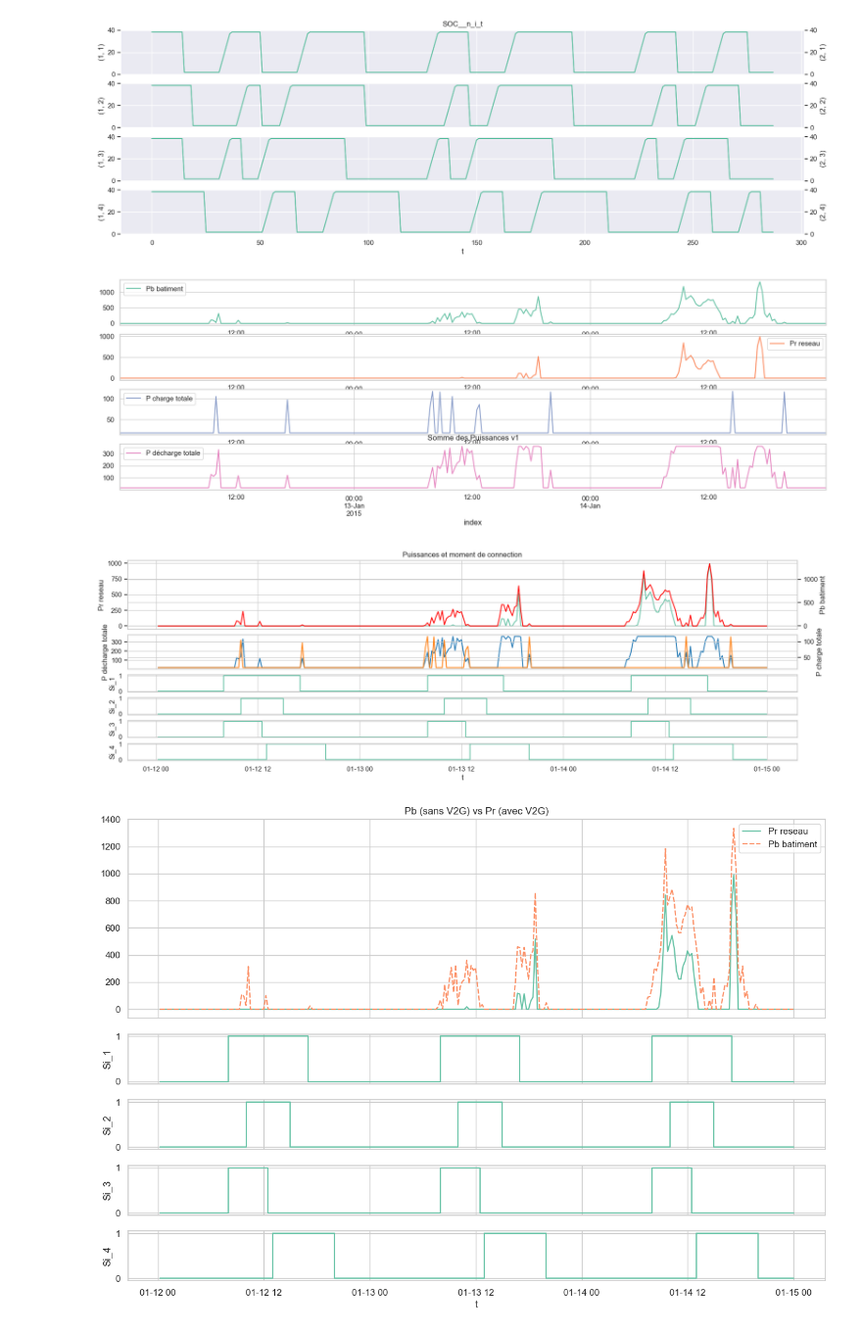
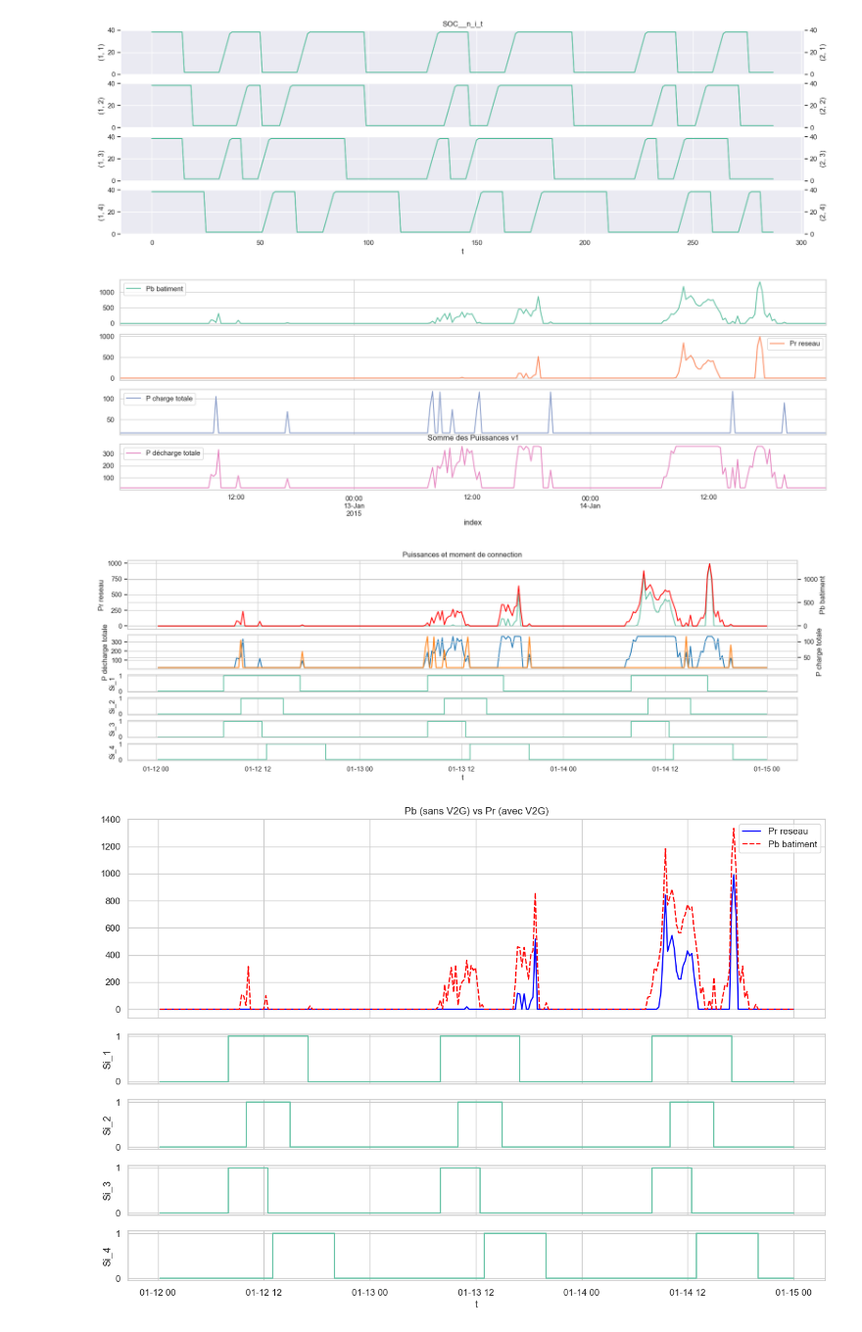
Before and after one commit to cimadure/ene8230, a Jupyter notebook: project.ipynb, the cells around one changed output. Shown at 98% size. Drawn from its saved outputs; the diff is of its cells as text; code cells hidden in the pictures.

```diff
--- a/project.ipynb
+++ b/project.ipynb
@@ -225,22 +226,37 @@ Set problem parameters
 #more: https://ibmdecisionoptimization.github.io/docplex-doc/mp/docplex.mp.solution.html#docplex.mp.solution.SolveSolution
 mdl = model.ModelShaving('V2B', params=params)
 mdl.problem_variables()
-mdl.problem_constraints()
-
+mdl.problem_constraints() # Contraintes de base sut SOC, Pch, Pdis, delta selon n,i,t
 mdl.cout_energie = mdl.problem_cout_energie()
 mdl.cout_puissance = mdl.problem_cout_puissance()
 mdl.cout_infrastructure = mdl.problem_cout_infrastructure()
-
 f_objective = mdl.cout_energie+mdl.cout_puissance+mdl.cout_infrastructure
 mdl.minimize(f_objective)
-
+# TODO: mettre les problem_cout_... en vecteurs/retirer la dernière somme pour avoir min et max
 mdl.add_kpi(mdl.min(mdl.cout_energie), "min Cout Energie ($)")
-#mdl.add_kpi(mdl.max(mdl.cout_energie), "max Cout Energie ($)")
 mdl.add_kpi(mdl.min(mdl.cout_puissance), "min Cout Puissance ($)")
-#mdl.add_kpi(mdl.max(mdl.cout_puissance), "max Cout Puissance ($)")
 mdl.add_kpi(mdl.min(mdl.cout_infrastructure), "min Cout infrastructure ($)")
 
-#mdl.problem_constraint_unit_commitment()
+mdl.problem_constraint_SOC__n_i_t_arrivee_depart()
+mdl.problem_constraint_uc_connexion_deconnection() # actuellement non utilisé (remplacé par arrivee , depart )
+
+mdl.ctr_Pr__t = mdl.problem_constraint_Pr__t()
+#mdl.problem_constraint_SOC__n_i_t() # Bloque les autres, mais sans delta delta_ch/dis__n_i_t
+mdl.problem_constraint_Pch_total__t()
+mdl.problem_constraint_Pdis_total__t()
+
+mdl.problem_constraint_Pr__n_i_t()
+
+# ceci est nouveau
+mdl.problem_constraint_uc_soc_ramp_up_and_soc_ramp_down() # autre façon pour le SOC mais sans ch & desch
+mdl.problem_constraint_Pch__i_t() # mettre p'tre le maximum et non la sum ?!
+mdl.problem_constraint_Pdis__i_t()
+
+# ceci est implémenté mais bloque
+#mdl.problem_constraint_Pch__n_i_t() # bloque
+#mdl.problem_constraint_Pdis__n_i_t() # bloque
+
+#mdl.problem_constraint_SOC__n_i_t_latch_on() # Le faire pour charge/discharge ?!
 
 print('\n')
 mdl.print_information()
@@ -433,18 +439,18 @@ fig.savefig(filename, format='png', dpi=200, bbox_inches='tight')
 # %%
 title = "Somme des Puissances v1"
 sns.set_style("whitegrid")
-#fig=plt.figure()
 fig, ax = plt.subplots(figsize=figure_size, sharex=True)
-dk.plot(figsize=figure_size,subplots=True, ax=ax)
+fig1 = ax.get_figure()
+dk.plot(figsize=figure_size,subplots=True, ax=ax, sharex=True)
 #for char in invalid:
 #	filename = title.replace(char, '_')+'.png'
 filename = Path(save_dir,title+'.png')
 plt.title(title)
 plt.show()
-fig = ax.get_figure()
-fig.savefig(filename, format='png', dpi=200, bbox_inches='tight')
+
+fig1.savefig(filename, format='png', dpi=200, bbox_inches='tight')
 # %% [output]
-[figure, old version]
+[figure, new version]
 # %%
 dk.to_csv('resultats.csv')
 # %%
@@ -475,29 +481,27 @@ axs[0].title.set_text(title)
 plt.show()
 fig.savefig(filename, format='png', dpi=200, bbox_inches='tight')
 # %% [output]
-[figure, old version]
+[figure, new version]
 # %%
 title = 'Pb (sans V2G) vs Pr (avec V2G)'
 en = pd.DataFrame(mdl.params['Si'], columns=['Si_1', 'Si_2','Si_3','Si_4'])
 en['t'] = idx
 sns.set_style("whitegrid")
-#fig, axs = plt.subplots(nrows=5, sharex=True, figsize=(15,10))
 
 fig, axs = plt.subplots(nrows=5, ncols=1, figsize=(15,10), sharex=True, gridspec_kw={'height_ratios': [2, 0.5, 0.5, 0.5, 0.5]})
-
-g = sns.lineplot(data=dk[['Pr reseau','Pb batiment']],  ax=axs[0])
+g = sns.lineplot(data=dk[['Pr reseau','Pb batiment']],  ax=axs[0], palette=['b','r'])
 g = sns.lineplot(x=what, y='Si_1', estimator='max', data=en, ax=axs[1], drawstyle="steps")
 g = sns.lineplot(x=what, y='Si_2', estimator='max', data=en, ax=axs[2], drawstyle="steps")
 g = sns.lineplot(x=what, y='Si_3', estimator='max', data=en, ax=axs[3], drawstyle="steps")
 g = sns.lineplot(x=what, y='Si_4', estimator='max', data=en, ax=axs[4], drawstyle="steps")
 
 for char in invalid:
 	filename = title.replace(char, '_')+'.png'
 filename = Path(save_dir,filename)
 
 axs[0].title.set_text(title)
 plt.show()
 fig.savefig(filename, format='png', dpi=200, bbox_inches='tight')
 # %% [output]
-[figure, old version]
+[figure, new version]
 # %%
```
Also changed, not shown: parts of 18 cells of this notebook, 1 other file.
